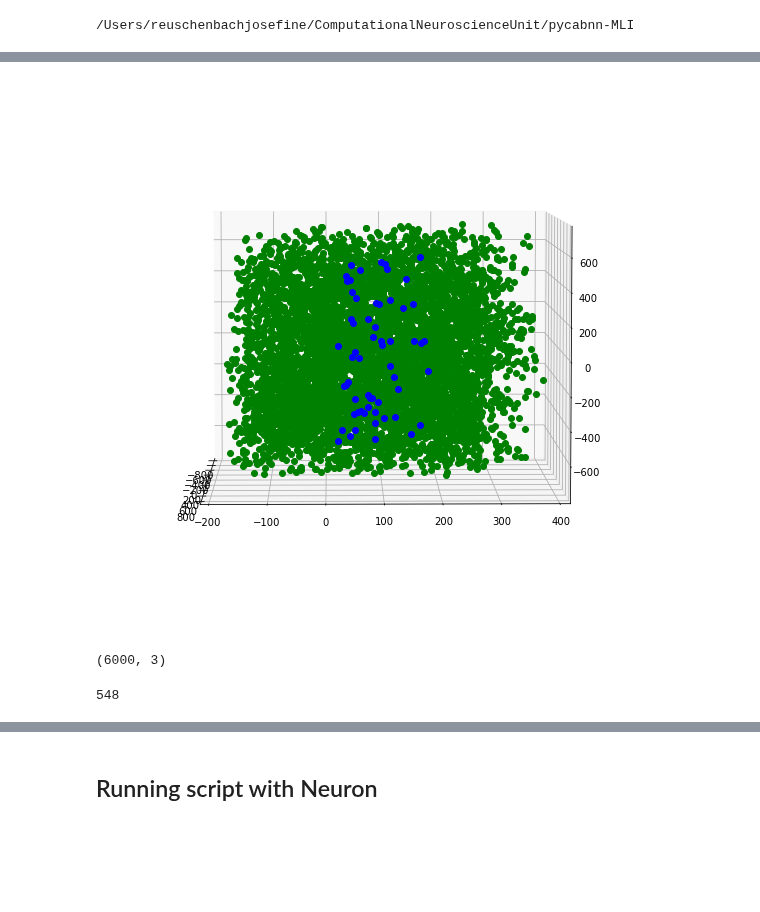
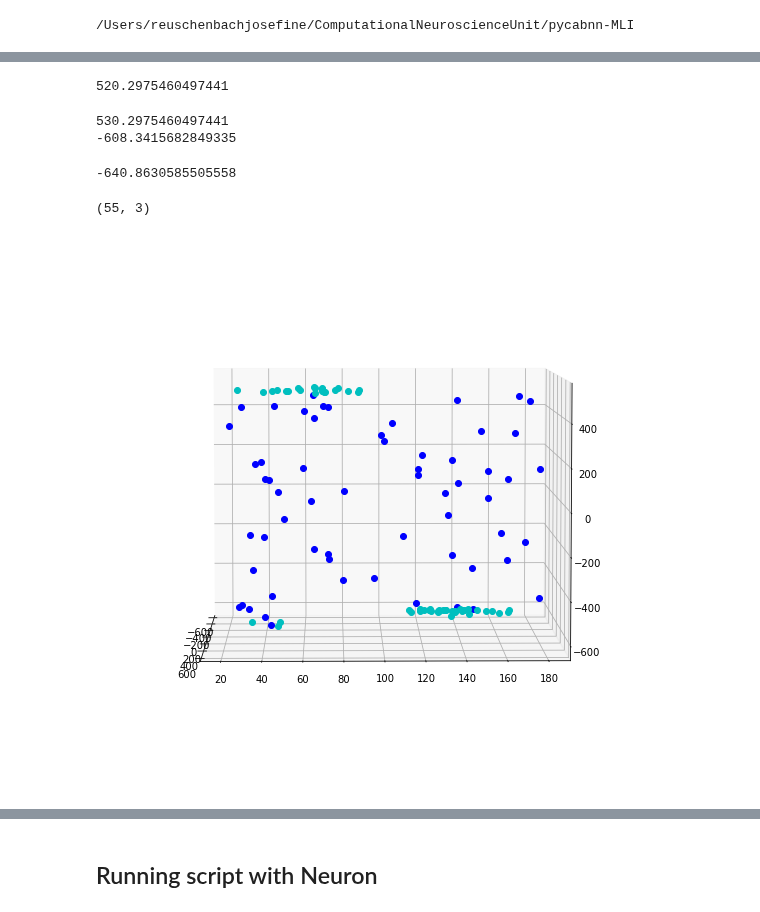
Before and after one commit to CNS-OIST/pycabnn, a Jupyter notebook: notebooks/MLI_geometry_workbook.ipynb, the cells around one changed output, grey strips where cells are left out. Cells and saved outputs as stored; diff of their text form; code cells hidden in the pictures; blank space fills up the shorter version.

Commit message:
Correction of Axons out of Layer (z)

```diff
--- a/notebooks/MLI_geometry_workbook.ipynb
+++ b/notebooks/MLI_geometry_workbook.ipynb
@@ -583,6 +501,6 @@ cd ComputationalNeuroscienceUnit/pycabnn-MLI/
 /Users/reuschenbachjosefine/ComputationalNeuroscienceUnit/pycabnn-MLI
 # %%
 soma = np.zeros((60,3))
-somas = np.array([np.random.uniform(-600,600,3) for i in somas]) # cos=x; sin=y
-somas[:,0] = np.random.uniform(-600, 600, size=60)
+somas = np.array([np.random.uniform(-600,600,3) for i in soma]) # cos=x; sin=y
+#somas[:,0] = np.random.uniform(-600, 600, size=60)
 somas[:,1] = np.random.uniform(20, 180, size=60)
@@ -588,0 +545,12 @@ somas[:,1] = np.random.uniform(20, 180, size=60)
+# %%
+#CONTROL check if out of Layer Plus correction (z-Axis)
+outPlusC=[]
+outMinusC=[]
+upperLimit=max(somas[:,2])+10
+lowerLimit=min(somas[:,2])-10
+for i in range(AxonsAllNew.shape[0]):
+    #print(i)
+    if AxonsAllNew[i,2]>upperLimit:
+        outPlusC.append(i)
+    elif AxonsAllNew[i,2]< lowerLimit:
+        outMinusC.append(i)
@@ -588,0 +568,10 @@ somas[:,1] = np.random.uniform(20, 180, size=60)
+# %%
+AxOutCoordAll=np.empty((0,3), dtype=object)
+for i in range(len(outPlus)):
+    AxOutCoord = AxonsAll[outPlus[i]]
+    AxOutCoordAll = np.vstack((AxOutCoordAll, AxOutCoord))
+
+
+for i in range(len(outMinus)):
+    AxOutCoord = AxonsAll[outMinus[i]]
+    AxOutCoordAll = np.vstack((AxOutCoordAll, AxOutCoord))
@@ -589,14 +598,34 @@ somas[:,1] = np.random.uniform(20, 180, size=60)
+# %%
+max(somas[:,2])
+# %% [output]
+520.2975460497441
+# %%
+print(upperLimit)
+print(lowerLimit)
+# %% [output]
+530.2975460497441
+-608.3415682849335
+# %%
+min(AxOutCoordAll[:,2])
+# %% [output]
+-640.8630585505558
+# %%
+AxOutCoordAll.shape
+# %% [output]
+(55, 3)
 # %%
 fig = plt.figure(figsize=(10,10))
 ax = fig.add_subplot(111, projection='3d')
-ax.plot(AxonsAll[:,0], AxonsAll[:,1], AxonsAll[:,2],'og')
+#ax.plot(AxonsAll[:,0], AxonsAll[:,1], AxonsAll[:,2],'og')
 ax.plot(somas[:,0], somas[:,1], somas[:,2],'ob')
-ax.plot()
+#ax.plot(somas[:,0]+200, somas[:,1]+200, somas[:,2]+200,'oc')#borders
+#ax.plot(somas[:,0]-200, somas[:,1]-200, somas[:,2]-200,'oc')#borders
+ax.plot(AxOutCoordAll[:,0], AxOutCoordAll[:,1], AxOutCoordAll[:,2],'oc')
 
 
 
 #for ii in trange(0,360,1):
  #   ax.view_init(elev=5., azim=ii)
-  #  plt.savefig("movie_figs_1/movie%d.png" % ii)
+  #  plt.savefig("movie_figs/movie%d.png" % ii)
 # %% [output]
-[figure, old version]
+[figure, new version]
@@ -618,4 +631,0 @@ AxonsAll= axon_generation(somas)
-# %%
-AxonsAll.shape
-# %% [output]
-(6000, 3)
@@ -631,4 +631,0 @@ for i in range(AxonsAll.shape[0]):
-# %%
-len(out)
-# %% [output]
-548
```
Also changed, not shown: parts of 52 cells of this notebook.
